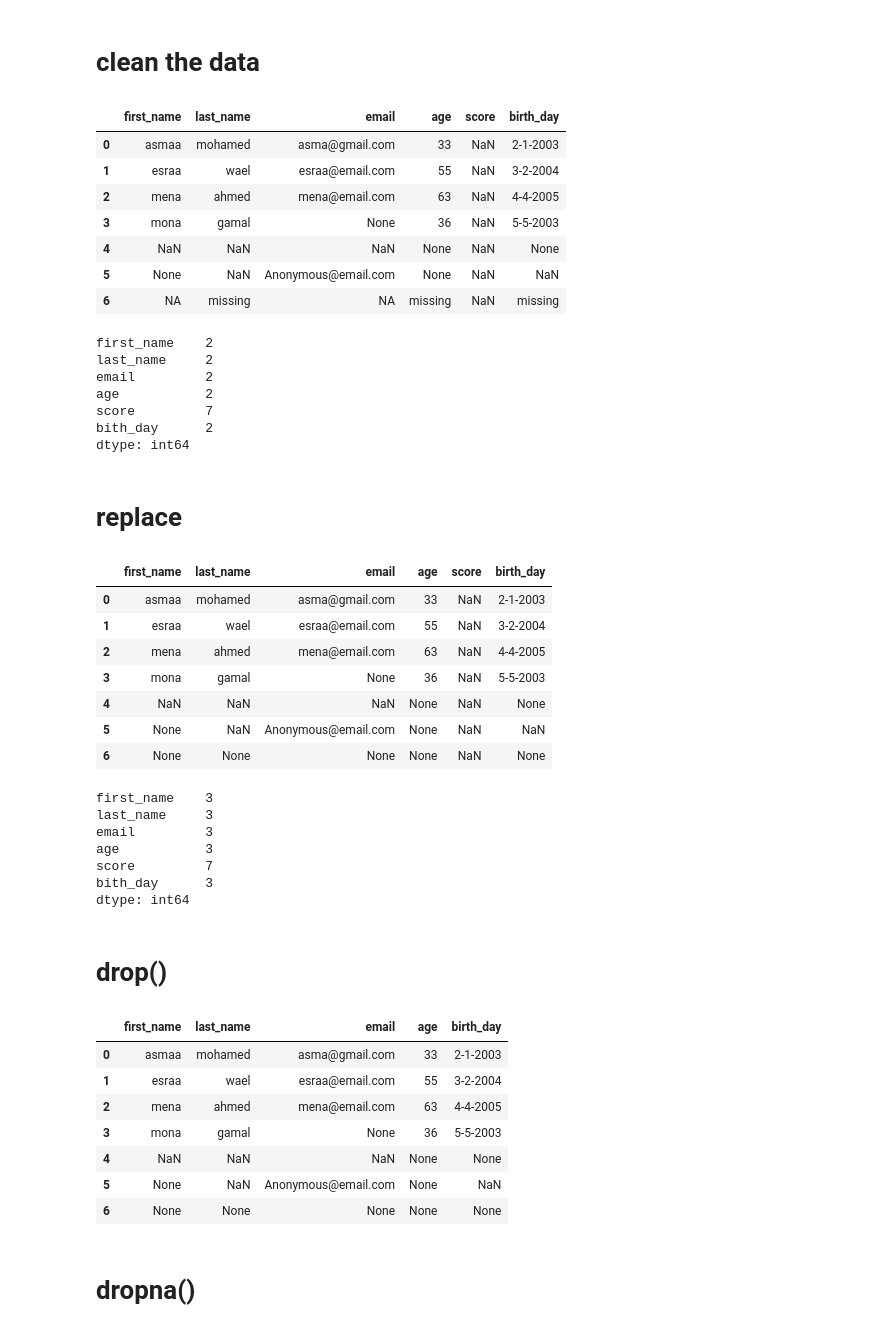
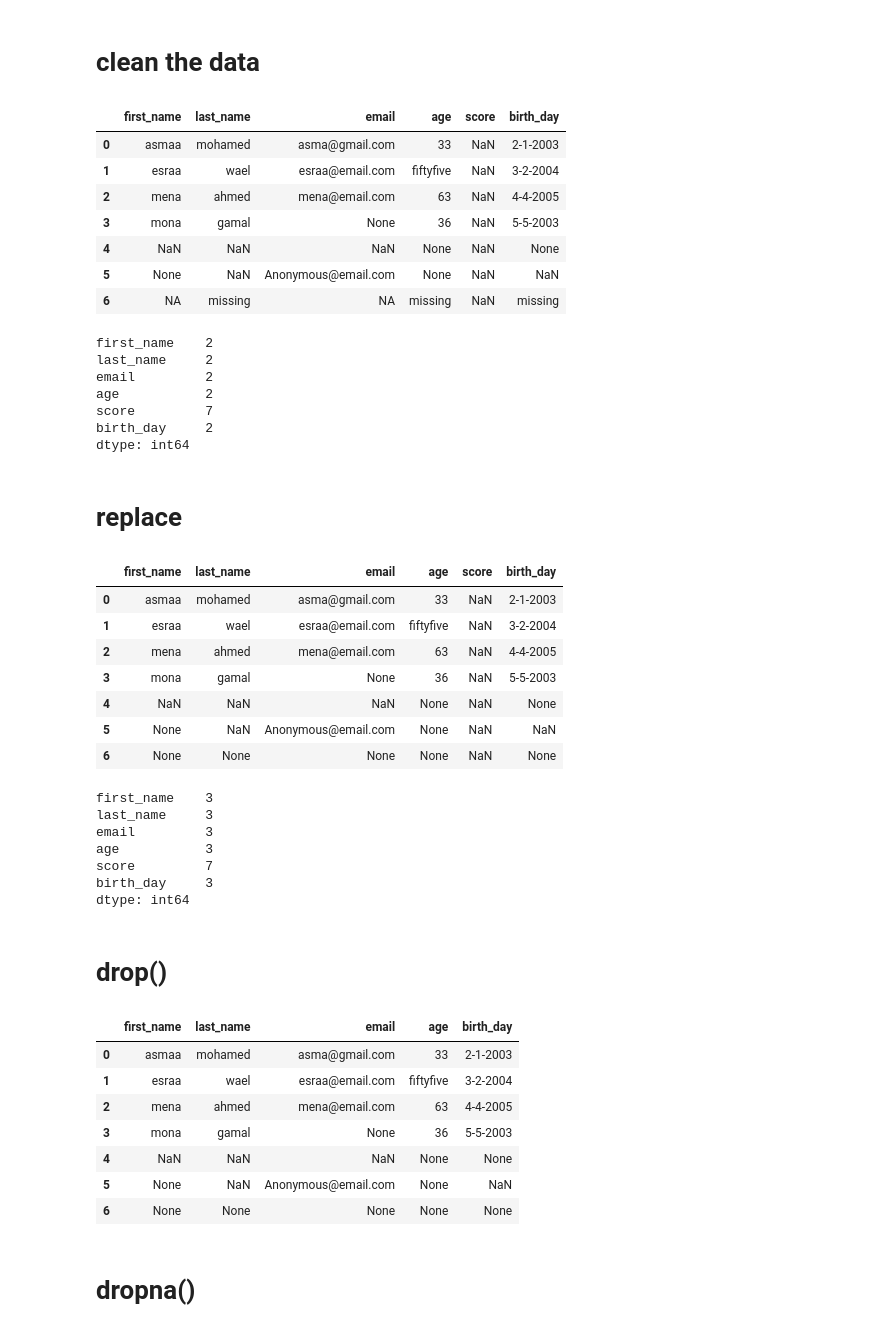
Before and after one commit to Mariam3bdelsalam/learn-pandas, a Jupyter notebook: code.ipynb, the cells around one changed output. Drawn from its saved outputs; the diff is of its cells as text; code cells hidden in the pictures.

```diff
--- a/code.ipynb
+++ b/code.ipynb
@@ -538,18 +539,18 @@ edu_df
 # %%
 student = {
     'first_name': ['asmaa','esraa','mena','mona', np.nan, None, 'NA'],
     'last_name': ['mohamed','wael','ahmed','gamal', np.nan, np.nan, 'missing'],
     'email': ['asma@gmail.com', 'esraa@email.com', 'mena@email.com', None, np.nan, 'Anonymous@email.com', 'NA'],
-    'age': ['33', '55', '63', '36', None, None, 'missing'],
+    'age': ['33', 'fiftyfive', '63', '36', None, None, 'missing'],
     'score':[np.nan,np.nan,np.nan,np.nan,np.nan,np.nan,np.nan],
     'birth_day':['2-1-2003','3-2-2004','4-4-2005','5-5-2003',None,np.nan,'missing']
 }
 df=pd.DataFrame(student)
 df
 # %% [output]
 |  | first_name | last_name | email | age | score | birth_day |
 | 0 | asmaa | mohamed | asma@gmail.com | 33 | NaN | 2-1-2003 |
-| 1 | esraa | wael | esraa@email.com | 55 | NaN | 3-2-2004 |
+| 1 | esraa | wael | esraa@email.com | fiftyfive | NaN | 3-2-2004 |
 | 2 | mena | ahmed | mena@email.com | 63 | NaN | 4-4-2005 |
 | 3 | mona | gamal | None | 36 | NaN | 5-5-2003 |
 | 4 | NaN | NaN | NaN | None | NaN | None |
@@ -564,7 +565,7 @@ last_name     2
 email         2
 age           2
 score         7
-bith_day      2
+birth_day     2
 dtype: int64
 # %% [markdown]
 # replace
@@ -575,7 +576,7 @@ df
 # %% [output]
 |  | first_name | last_name | email | age | score | birth_day |
 | 0 | asmaa | mohamed | asma@gmail.com | 33 | NaN | 2-1-2003 |
-| 1 | esraa | wael | esraa@email.com | 55 | NaN | 3-2-2004 |
+| 1 | esraa | wael | esraa@email.com | fiftyfive | NaN | 3-2-2004 |
 | 2 | mena | ahmed | mena@email.com | 63 | NaN | 4-4-2005 |
 | 3 | mona | gamal | None | 36 | NaN | 5-5-2003 |
 | 4 | NaN | NaN | NaN | None | NaN | None |
@@ -589,7 +590,7 @@ last_name     3
 email         3
 age           3
 score         7
-bith_day      3
+birth_day     3
 dtype: int64
 # %% [markdown]
 # drop()
@@ -600,7 +601,7 @@ df
 # %% [output]
 |  | first_name | last_name | email | age | birth_day |
 | 0 | asmaa | mohamed | asma@gmail.com | 33 | 2-1-2003 |
-| 1 | esraa | wael | esraa@email.com | 55 | 3-2-2004 |
+| 1 | esraa | wael | esraa@email.com | fiftyfive | 3-2-2004 |
 | 2 | mena | ahmed | mena@email.com | 63 | 4-4-2005 |
 | 3 | mona | gamal | None | 36 | 5-5-2003 |
 | 4 | NaN | NaN | NaN | None | None |
```
Also changed, not shown: parts of 10 cells of this notebook.
